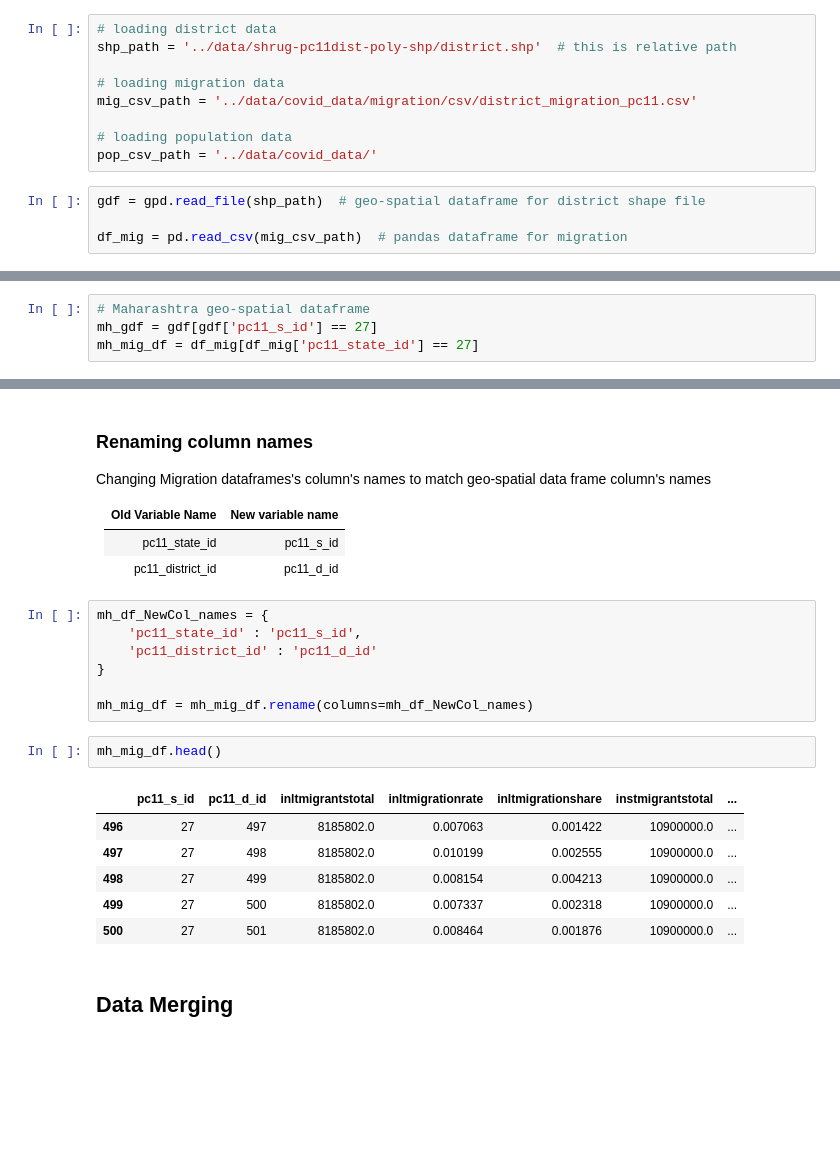
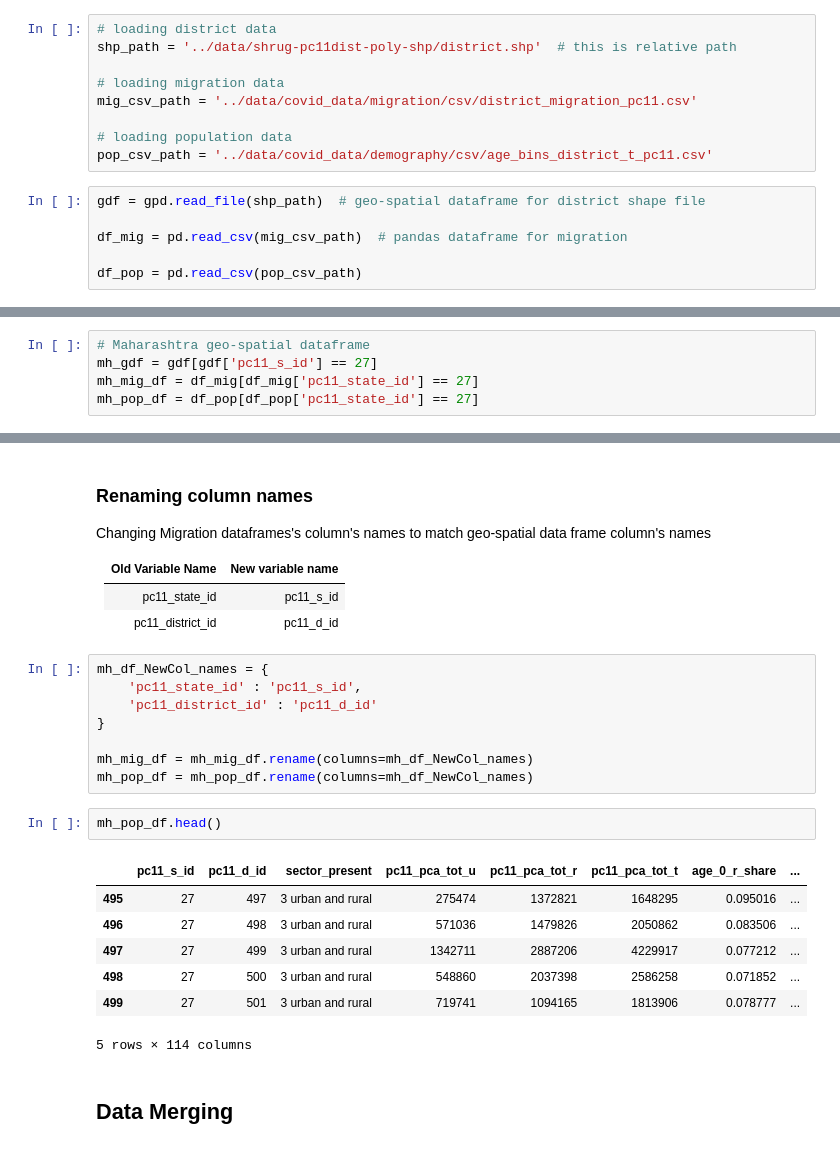
Before and after one commit to vidushi711/SDS_Final, a Jupyter notebook: Exploration/Maharashtra_migration.ipynb, the cells around one changed output, grey strips where cells are left out. Drawn from its saved outputs; the diff is of its cells as text; blank space fills up the shorter version.

```diff
--- a/Exploration/Maharashtra_migration.ipynb
+++ b/Exploration/Maharashtra_migration.ipynb
@@ -111,11 +144,13 @@ shp_path = '../data/shrug-pc11dist-poly-shp/district.shp'  # this is relative pa
 mig_csv_path = '../data/covid_data/migration/csv/district_migration_pc11.csv'
 
 # loading population data
-pop_csv_path = '../data/covid_data/'
+pop_csv_path = '../data/covid_data/demography/csv/age_bins_district_t_pc11.csv'
 # %%
 gdf = gpd.read_file(shp_path)  # geo-spatial dataframe for district shape file
 
 df_mig = pd.read_csv(mig_csv_path)  # pandas dataframe for migration
+
+df_pop = pd.read_csv(pop_csv_path)
 # %%
 gdf.head()
 # %% [output]
@@ -167,6 +217,7 @@ gdf["pc11_d_id"] = gdf["pc11_d_id"].astype(int)
 # Maharashtra geo-spatial dataframe
 mh_gdf = gdf[gdf['pc11_s_id'] == 27]
 mh_mig_df = df_mig[df_mig['pc11_state_id'] == 27]
+mh_pop_df = df_pop[df_pop['pc11_state_id'] == 27]
 # %%
 mh_gdf.head()
 # %% [output]
@@ -210,15 +271,17 @@ mh_df_NewCol_names = {
 }
 
 mh_mig_df = mh_mig_df.rename(columns=mh_df_NewCol_names)
+mh_pop_df = mh_pop_df.rename(columns=mh_df_NewCol_names)
 # %%
-mh_mig_df.head()
+mh_pop_df.head()
 # %% [output]
-|  | pc11_s_id | pc11_d_id | inltmigrantstotal | inltmigrationrate | inltmigrationshare | instmigrantstotal | ... |
-| 496 | 27 | 497 | 8185802.0 | 0.007063 | 0.001422 | 10900000.0 | ... |
-| 497 | 27 | 498 | 8185802.0 | 0.010199 | 0.002555 | 10900000.0 | ... |
-| 498 | 27 | 499 | 8185802.0 | 0.008154 | 0.004213 | 10900000.0 | ... |
-| 499 | 27 | 500 | 8185802.0 | 0.007337 | 0.002318 | 10900000.0 | ... |
-| 500 | 27 | 501 | 8185802.0 | 0.008464 | 0.001876 | 10900000.0 | ... |
+|  | pc11_s_id | pc11_d_id | sector_present | pc11_pca_tot_u | pc11_pca_tot_r | pc11_pca_tot_t | age_0_r_share | ... |
+| 495 | 27 | 497 | 3 urban and rural | 275474 | 1372821 | 1648295 | 0.095016 | ... |
+| 496 | 27 | 498 | 3 urban and rural | 571036 | 1479826 | 2050862 | 0.083506 | ... |
+| 497 | 27 | 499 | 3 urban and rural | 1342711 | 2887206 | 4229917 | 0.077212 | ... |
+| 498 | 27 | 500 | 3 urban and rural | 548860 | 2037398 | 2586258 | 0.071852 | ... |
+| 499 | 27 | 501 | 3 urban and rural | 719741 | 1094165 | 1813906 | 0.078777 | ... |
+5 rows × 114 columns
 # %% [markdown]
 ## Data Merging
 # %%
```
Also changed, not shown: parts of 92 cells of this notebook.
